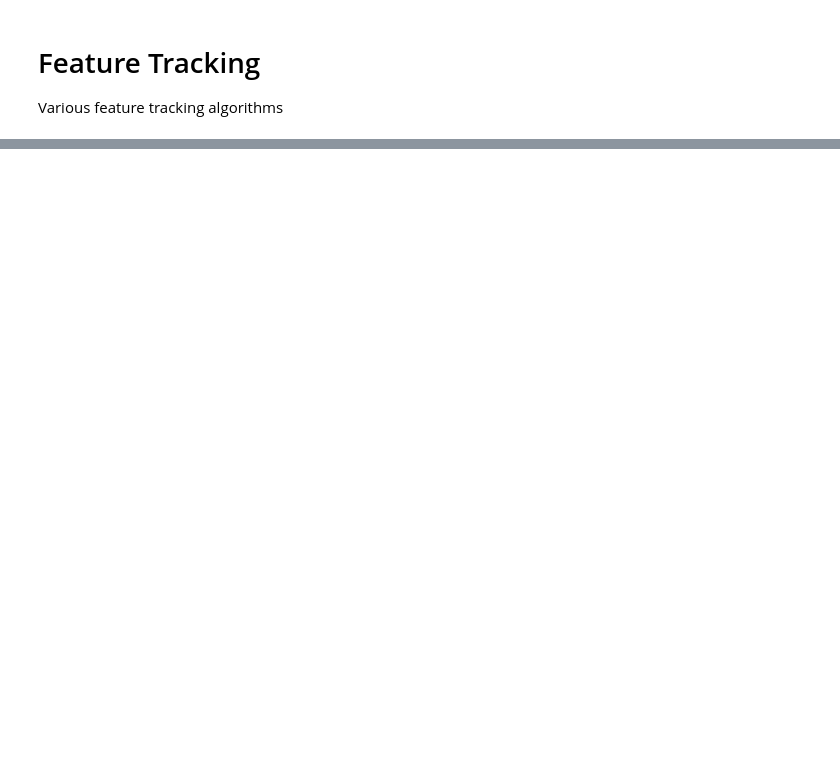
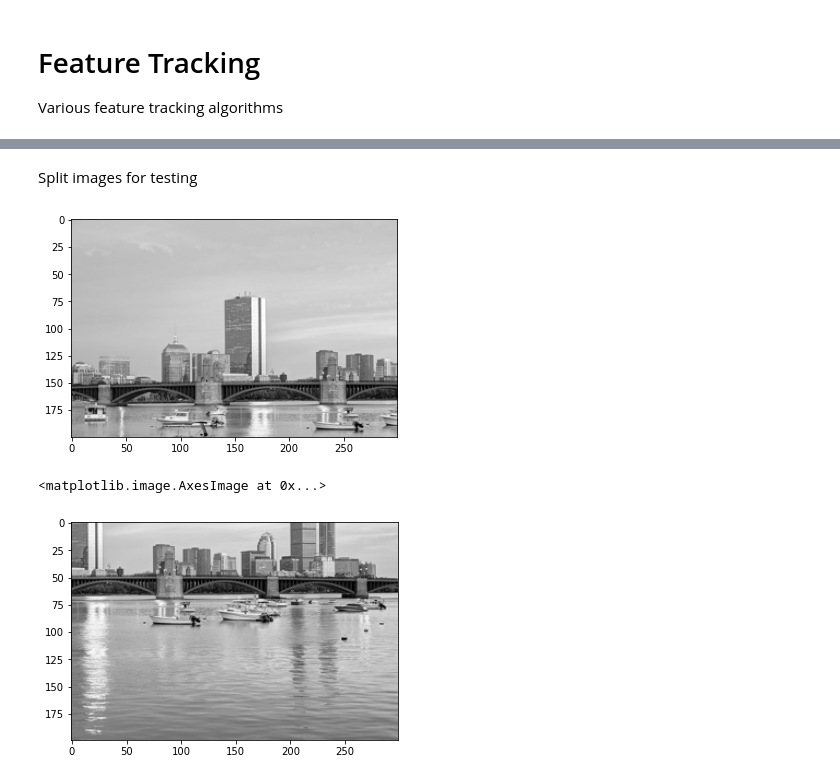
Before and after one commit to Tsmorz/computer-vision, a Jupyter notebook: Project 2/FeatureTracking.ipynb, the cells around one changed output, grey strips where cells are left out. Drawn from its saved outputs; the diff is of its cells as text; code cells hidden in the pictures; blank space fills up the shorter version.

```diff
--- a/Project 2/FeatureTracking.ipynb
+++ b/Project 2/FeatureTracking.ipynb
@@ -84,0 +102,25 @@ The scale-invariant feature transform (SIFT) is a computer vision algorithm to d
+# %% [markdown]
+Split images for testing
+# %%
+# Load image
+file = 'boston_skyline.jpg'
+image = Image.open(file)
+
+# Reduce resolution
+image = reduceRes(image,2)
+
+# Convert to grayscale
+gray = rgb2gray(image)
+
+r,c = gray.shape
+
+topleft = gray[0:np.int(np.floor(r-r/3)), 0:np.int(np.floor(c-c/3))]
+botright = gray[np.int(np.floor(r-2*r/3)):-1, np.int(np.floor(c-2*c/3)):-1]
+
+plt.imshow(topleft,cmap ='gray')
+plt.show()
+plt.imshow(botright,cmap ='gray')
+# %% [output]
+[figure, added]
+<matplotlib.image.AxesImage at 0x...>
+[figure, added]
```
Also changed, not shown: parts of 10 cells of this notebook, 2 other files.
